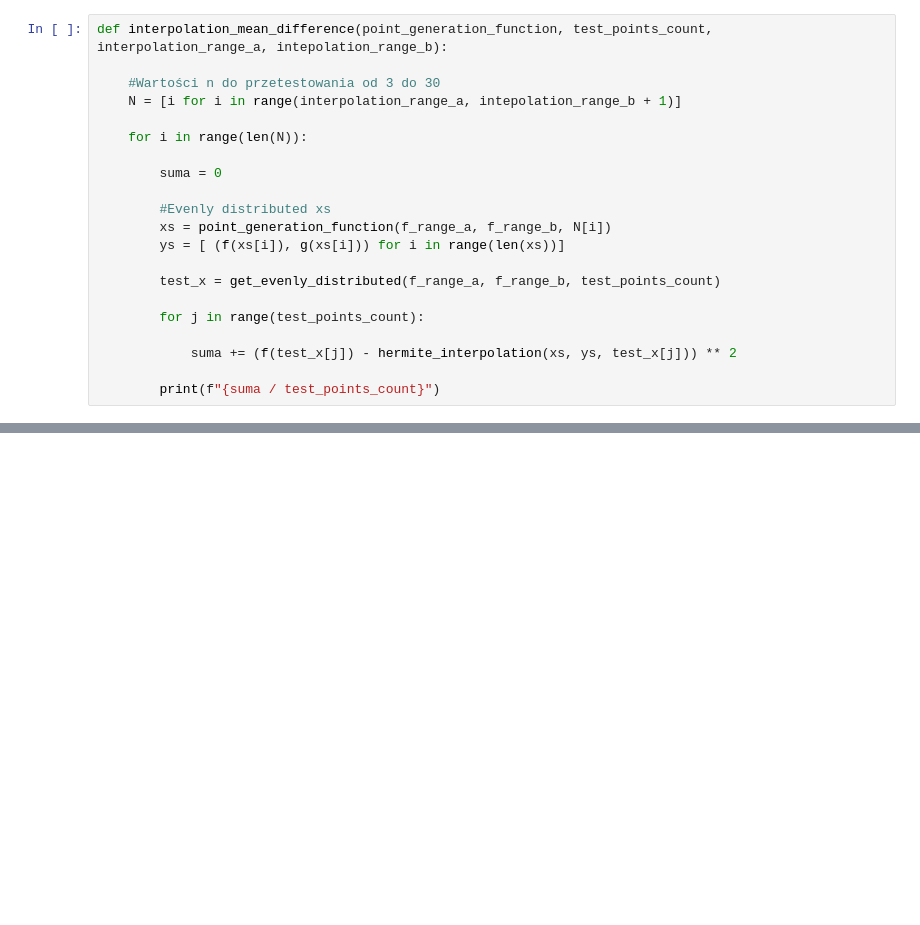
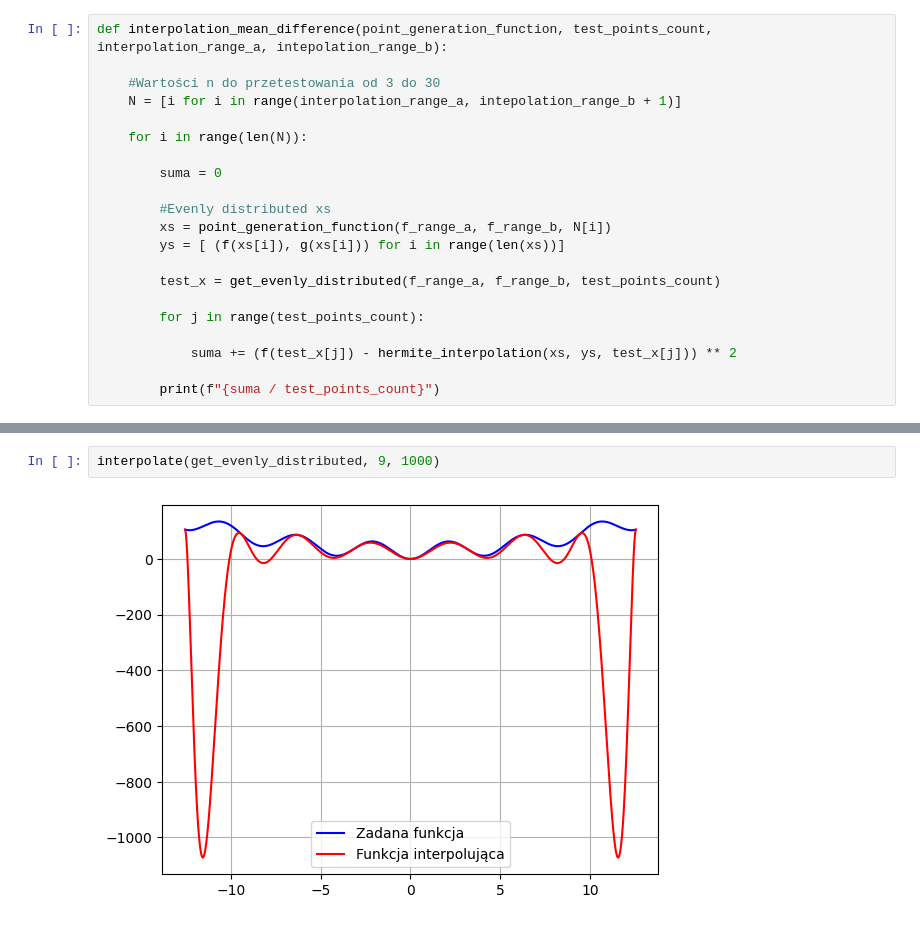
Before and after one commit to JakubFr4czek/MOwNiT, a Jupyter notebook: Lab2b/Do oceny/fraczek_2b.ipynb, the cells around one changed output, grey strips where cells are left out. Drawn from its saved outputs; the diff is of its cells as text; blank space fills up the shorter version.

```diff
--- a/Lab3/lab3.ipynb
+++ b/Lab2b/Do oceny/fraczek_2b.ipynb
@@ -379,0 +418,4 @@ interpolation_mean_difference(point_generation_function=get_chebyshev_nodes, tes
+# %%
+interpolate(get_evenly_distributed, 9, 1000)
+# %% [output]
+[figure, added]
```
Also changed, not shown: parts of 11 cells of this notebook, 24 other files.
